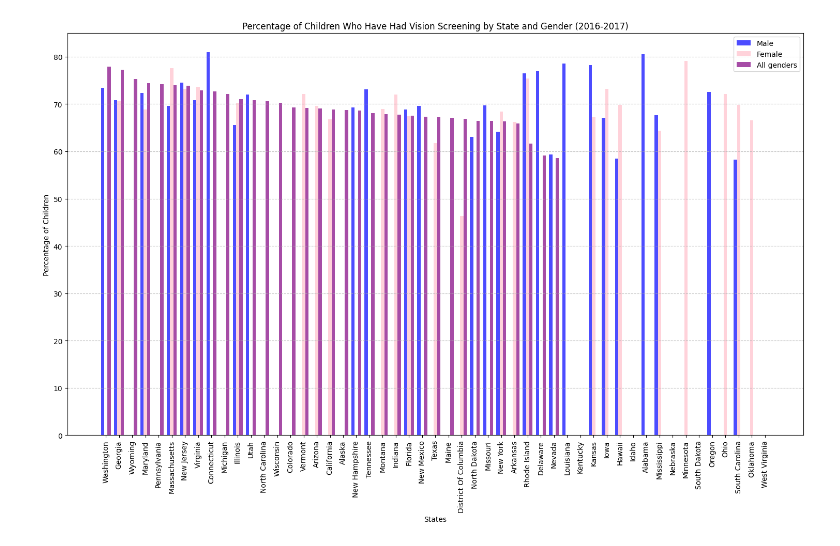
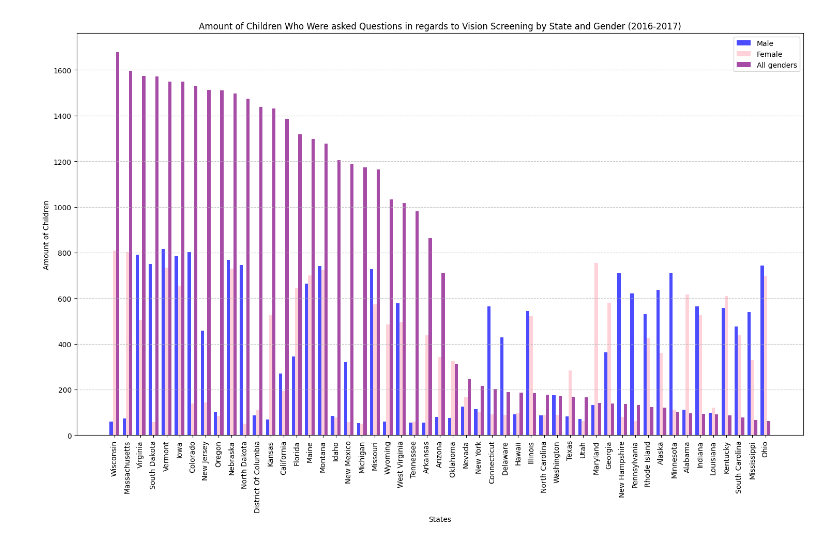
Before and after one commit to ncdavid2/DataScienceAssessment, a Jupyter notebook: Task3Assessment.ipynb, the cells around one changed output. Saved outputs shown, nothing was run; the diff lists cells and outputs as text; code cells hidden in the pictures.

Commit message:
Charts

```diff
--- a/Task3Assessment.ipynb
+++ b/Task3Assessment.ipynb
@@ -51,34 +78,34 @@ screening_data = df[(df['Topic'] == 'Service Utilization') &
                     (df['Response'] == 'Yes') &
                     (df['LocationDesc'] != 'National') &
                     (df['Gender'].isin(['Male', 'Female', 'All genders']))]
 
 
-pivot_data = screening_data.pivot_table(values='Data_Value',
+pivot_data = screening_data.pivot_table(values='Sample_Size',
                                         index='LocationDesc',
                                         columns='Gender',
                                         aggfunc='first')
 
 # Sort the data by 'All genders' column
 pivot_data = pivot_data.sort_values('All genders', ascending=False)
 
 # Create the bar chart
 fig, ax = plt.subplots(figsize=(15, 10))
 bar_width = 0.25
 index = range(len(pivot_data.index))
 
 ax.bar(index, pivot_data['Male'], bar_width, label='Male', color='blue', alpha=0.7)
 ax.bar([i + bar_width for i in index], pivot_data['Female'], bar_width, label='Female', color='pink', alpha=0.7)
 ax.bar([i + 2 * bar_width for i in index], pivot_data['All genders'], bar_width, label='All genders', color='purple', alpha=0.7)
 ax.set_xlabel('States')
-ax.set_ylabel('Percentage of Children')
-ax.set_title('Percentage of Children Who Have Had Vision Screening by State and Gender (2016-2017)')
+ax.set_ylabel('Amount of Children')
+ax.set_title('Amount of Children Who Were asked Questions in regards to Vision Screening by State and Gender (2016-2017)')
 ax.set_xticks([i + bar_width for i in index])
 ax.set_xticklabels(pivot_data.index, rotation=90)
 
 ax.legend()
 ax.grid(axis='y', linestyle='--', alpha=0.7)
 
 plt.tight_layout()
 plt.show()
 # %% [output]
-[figure, old version]
+[figure, new version]
```
Also changed, not shown: parts of 6 cells of this notebook, 2 other files.
